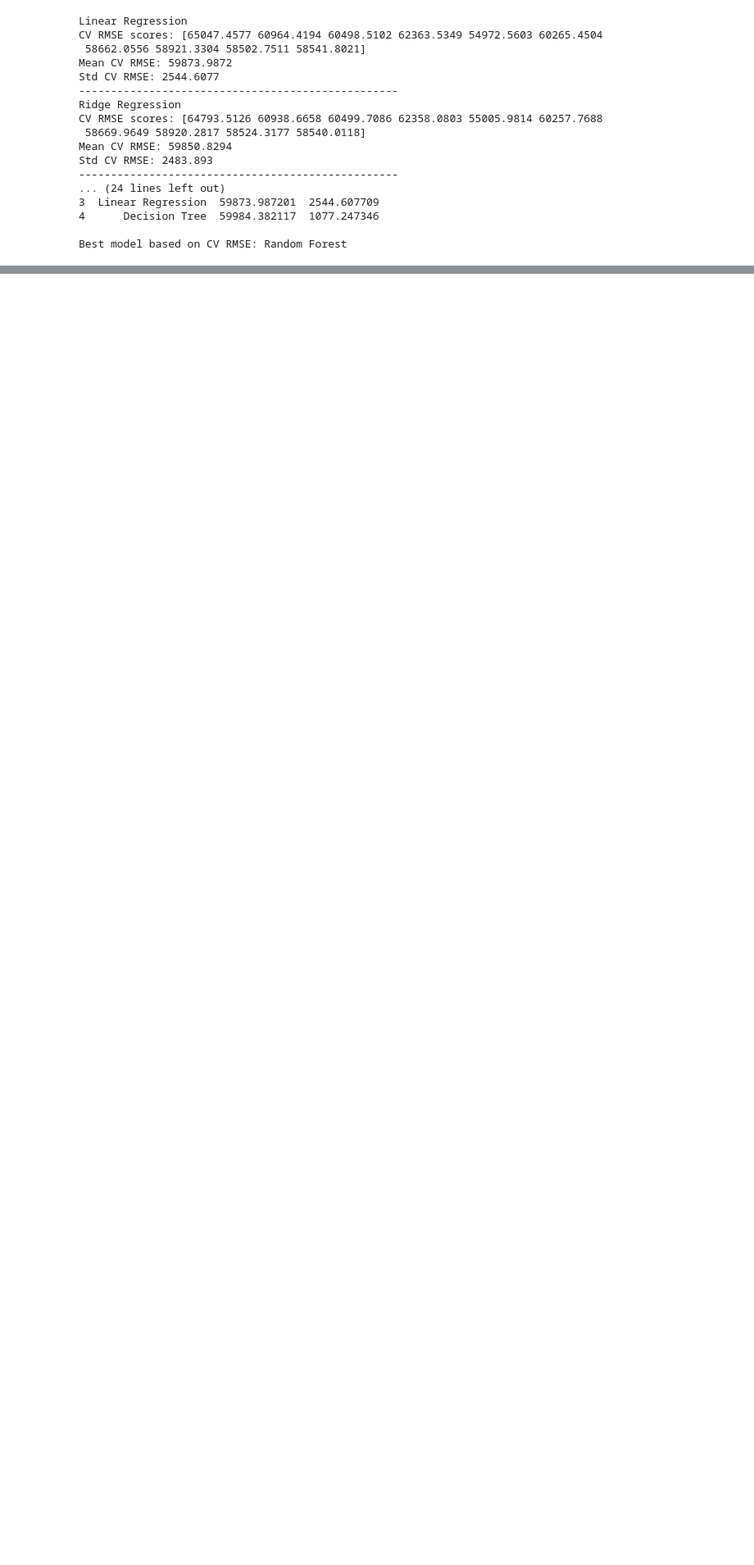
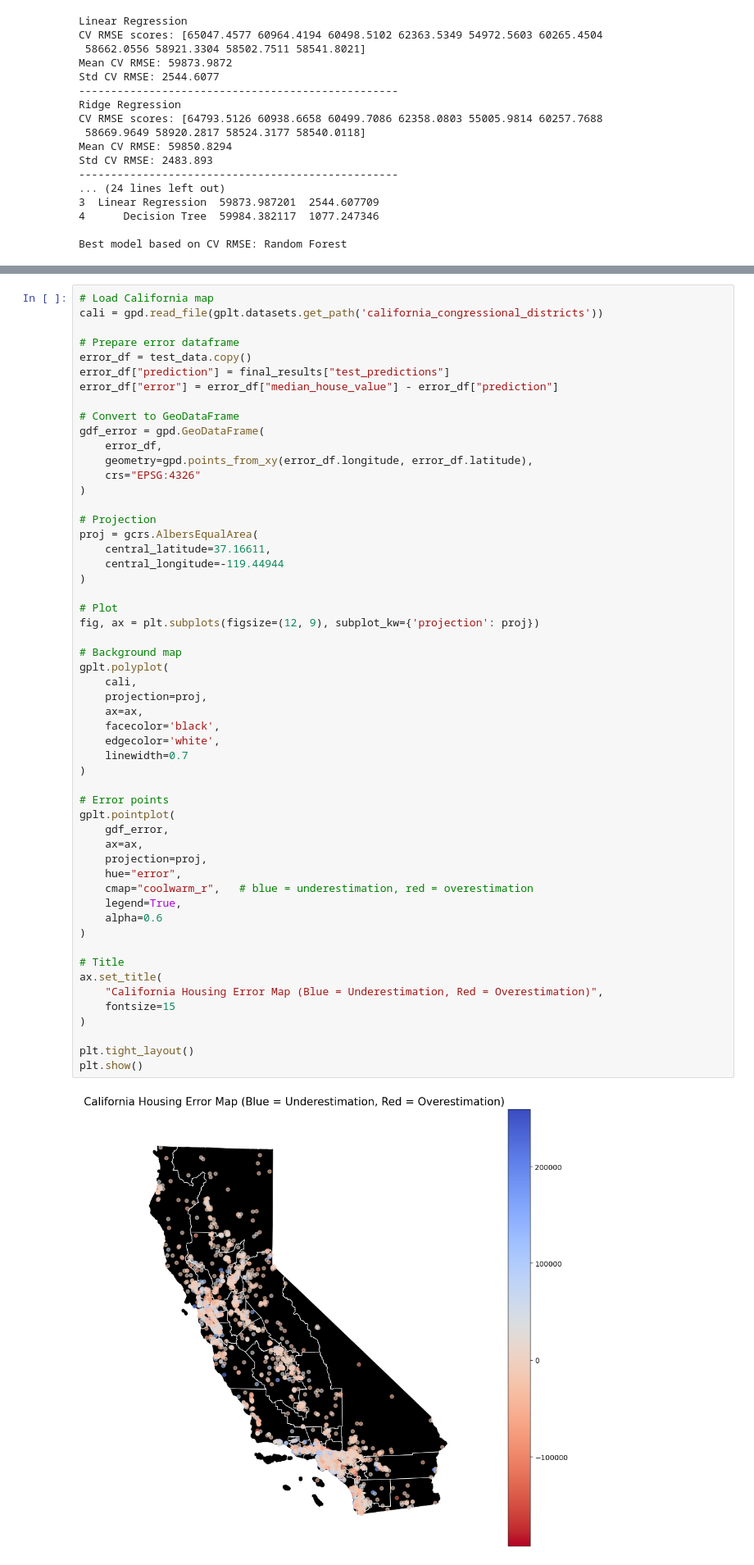
Before and after one commit to CWLDataScience/Data-Driven-Modeling-of-California-Housing-Prices, a Jupyter notebook: Housing.ipynb, the cells around one changed output, grey strips where cells are left out. Shown at 82% size. Cells and saved outputs as stored; diff of their text form; blank space fills up the shorter version.

```diff
--- a/Housing.ipynb
+++ b/Housing.ipynb
@@ -503,0 +653,56 @@ Permutation Feature Importance:
+# %%
+# Load California map
+cali = gpd.read_file(gplt.datasets.get_path('california_congressional_districts'))
+
+# Prepare error dataframe
+error_df = test_data.copy()
+error_df["prediction"] = final_results["test_predictions"]
+error_df["error"] = error_df["median_house_value"] - error_df["prediction"]
+
+# Convert to GeoDataFrame
+gdf_error = gpd.GeoDataFrame(
+    error_df,
+    geometry=gpd.points_from_xy(error_df.longitude, error_df.latitude),
+    crs="EPSG:4326"
+)
+
+# Projection
+proj = gcrs.AlbersEqualArea(
+    central_latitude=37.16611,
+    central_longitude=-119.44944
+)
+
+# Plot
+fig, ax = plt.subplots(figsize=(12, 9), subplot_kw={'projection': proj})
+
+# Background map
+gplt.polyplot(
+    cali,
+    projection=proj,
+    ax=ax,
+    facecolor='black',
+    edgecolor='white',
+    linewidth=0.7
+)
+
+# Error points
+gplt.pointplot(
+    gdf_error,
+    ax=ax,
+    projection=proj,
+    hue="error",
+    cmap="coolwarm_r",   # blue = underestimation, red = overestimation
+    legend=True,
+    alpha=0.6
+)
+
+# Title
+ax.set_title(
+    "California Housing Error Map (Blue = Underestimation, Red = Overestimation)",
+    fontsize=15
+)
+
+plt.tight_layout()
+plt.show()
+# %% [output]
+[figure, added]
```
Also changed, not shown: parts of 29 cells of this notebook.
